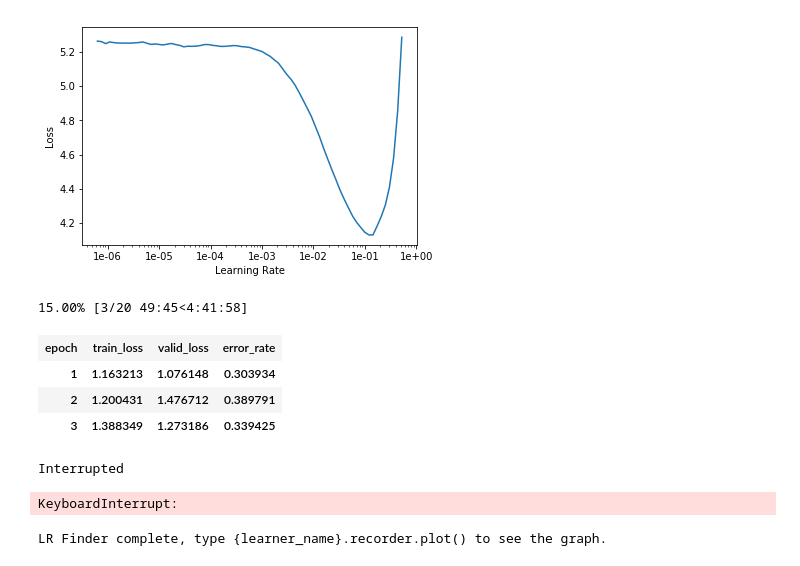
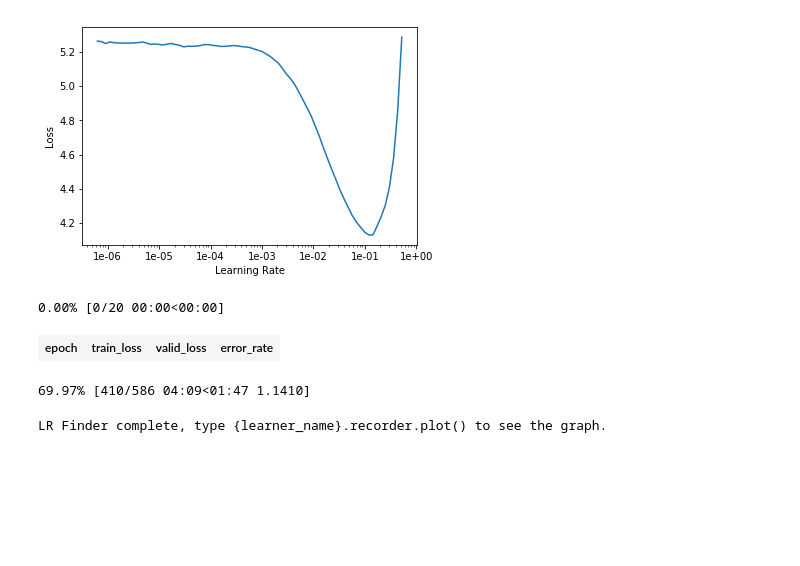
Before and after one commit to anhquan0412/zalo_landmark, a Jupyter notebook: clean_up.ipynb, the cells around one changed output. Drawn from its saved outputs; the diff is of its cells as text; code cells hidden in the pictures; blank space fills up the shorter version.

```diff
--- a/clean_up.ipynb
+++ b/clean_up.ipynb
@@ -144,8 +146,8 @@ plt.scatter(widths,heights)
 # %%
 PATH = Path('data')
 train_path = PATH/'TrainVal'
-
-data = ImageDataBunch.from_folder(PATH,train='TrainVal',valid_pct=.15,ds_tfms = get_transforms(),size=299,bs=128).normalize(imagenet_stats)
+np.random.seed(1204)
+data = ImageDataBunch.from_folder(PATH,train='TrainVal',valid_pct=.15,ds_tfms = get_transforms(),size=224,bs=128).normalize(imagenet_stats)
 # %%
 fig,ax = plt.subplots(figsize=(12,5))
 plt.hist(data.valid_ds.ds.y,bins=100)
@@ -165,3 +195,3 @@ plt.hist(data.train_ds.ds.y,bins=100)
 # %%
 # Training with resnet34
-learn = create_cnn(data, models.resnet34, metrics=error_rate)
+learn = create_cnn(data, models.resnet50, metrics=error_rate)
@@ -175,14 +207,10 @@ learn.recorder.plot()
 [figure]
 # %%
 # learn.fit_one_cycle(20,max_lr=6e-02)
-learn.fit_one_cycle(20,max_lr=3e-02)
+learn.fit_one_cycle(20,max_lr=5e-02)
 # %% [output]
-15.00% [3/20 49:45<4:41:58]
+0.00% [0/20 00:00<00:00]
 | epoch | train_loss | valid_loss | error_rate |
-| 1 | 1.163213 | 1.076148 | 0.303934 |
-| 2 | 1.200431 | 1.476712 | 0.389791 |
-| 3 | 1.388349 | 1.273186 | 0.339425 |
-Interrupted
+69.97% [410/586 04:09<01:47 1.1410]
-KeyboardInterrupt:
 # %%
 # learn.load('stage1-34')
```
Also changed, not shown: parts of 8 cells of this notebook.
